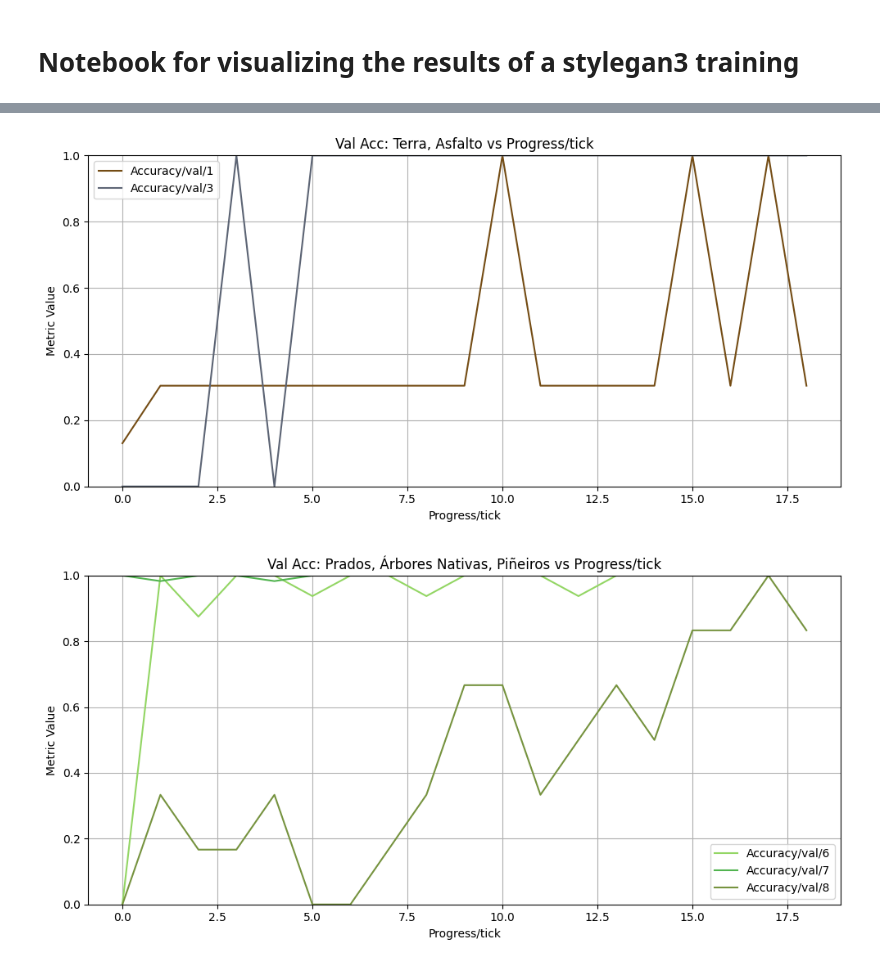
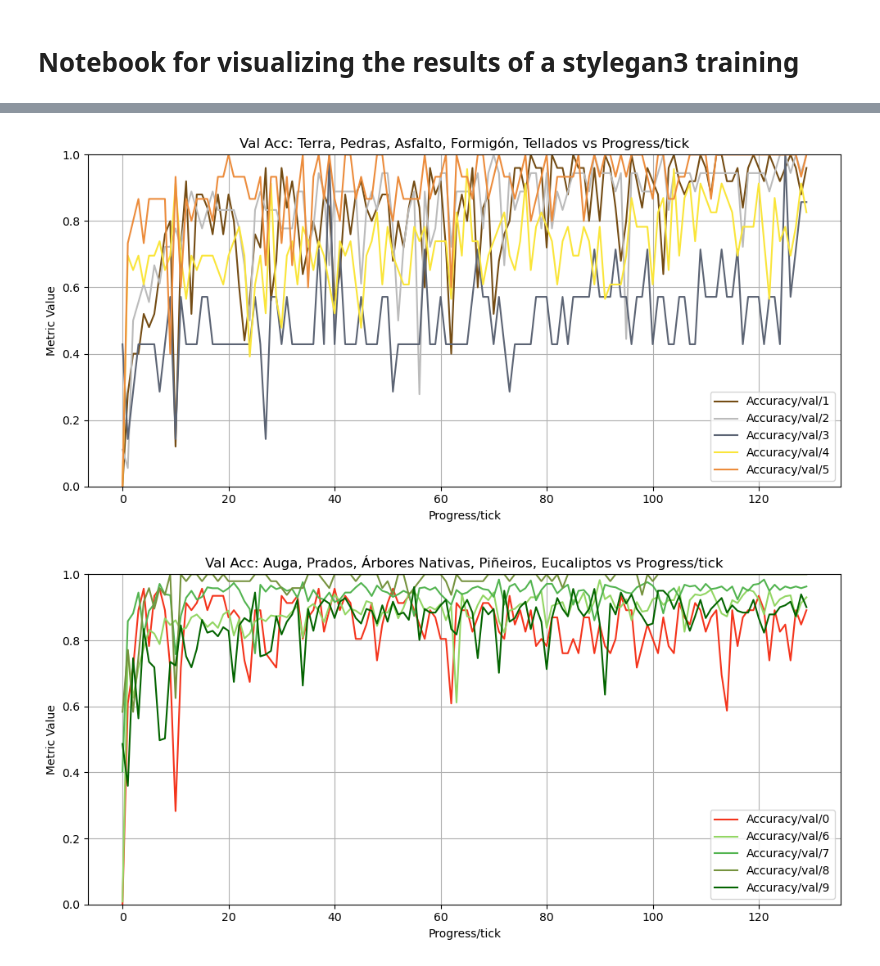
Before and after one commit to antongomez/Conditional-StyleGAN3, a Jupyter notebook: visualize.ipynb, the cells around one changed output, grey strips where cells are left out. Cells and saved outputs as stored; diff of their text form; code cells hidden in the pictures.

```diff
--- a/visualize.ipynb
+++ b/visualize.ipynb
@@ -3,13 +3,17 @@
 # %%
 import os
 
-dataset_name = f"ulla"
+dataset_name = f"oitaven"
+
+experiment_number = 0
 seed = 42
+gpus = 2
+batch = 128
 
 dataset_file = dataset_name + "_train" + (f"_{seed}" if seed is not None else "")
 
 results_dir = f"training-runs/{dataset_file.upper()}"
-experiment_name = f"00002-stylegan3-t-{dataset_file}-gpus2-batch128-gamma0.125"
+experiment_name = f"000{experiment_number:0>2}-stylegan3-t-{dataset_file}-gpus{gpus}-batch{batch}-gamma0.125"
 
 file_name = "stats.jsonl"
 training_options_file_name = "training_options.json"
@@ -39,0 +57,5 @@ from visualization_utils import read_jsonl, extract_metrics, extract_classificat
+# %%
+adversarial_starting_tick = compute_adversarial_starting_tick(
+    os.path.join(results_dir, experiment_name, training_options_file_name)
+)
+print(f"Adversarial Starting Tick: {adversarial_starting_tick}")
@@ -147,31 +198,52 @@ plot_accuracies(
 # %%
-class_names_map = ["Auga", "Terra", "Pedras", "Asfalto", "Formigón", "Tellados", "Prados", "Árbores Nativas", "Piñeiros", "Eucaliptos"]
+class_names_map = [
+    "Auga",
+    "Terra",
+    "Pedras",
+    "Asfalto",
+    "Formigón",
+    "Tellados",
+    "Prados",
+    "Árbores Nativas",
+    "Piñeiros",
+    "Eucaliptos",
+]
 # %%
 minority_class_labels = [1, 2, 3, 4, 5]
 colors = [class_colors[c] for c in minority_class_labels]
 plot_metric(
     metrics,
     metrics=[f"Accuracy/val/{c}" for c in minority_class_labels],
     x_axis="Progress/tick",
     marker=None,
     ylim=(0, 1),
     colors=colors,
-    title="Val Acc: " + ", ".join(class_name for i, class_name in enumerate(class_names_map) if i in minority_class_labels and i in class_labels) + " vs Progress/tick"
+    title="Val Acc: "
+    + ", ".join(
+        class_name for i, class_name in enumerate(class_names_map) if i in minority_class_labels and i in class_labels
+    )
+    + " vs Progress/tick",
+    start_tick=adversarial_starting_tick,
 )
 mayority_class_labels = [0, 6, 7, 8, 9]
 colors = [class_colors[c] for c in mayority_class_labels]
 plot_metric(
     metrics,
     metrics=[f"Accuracy/val/{c}" for c in mayority_class_labels],
     x_axis="Progress/tick",
     marker=None,
     ylim=(0, 1),
     colors=colors,
-    title="Val Acc: " + ", ".join(class_name for i, class_name in enumerate(class_names_map) if i in mayority_class_labels and i in class_labels) + " vs Progress/tick"
+    title="Val Acc: "
+    + ", ".join(
+        class_name for i, class_name in enumerate(class_names_map) if i in mayority_class_labels and i in class_labels
+    )
+    + " vs Progress/tick",
+    start_tick=adversarial_starting_tick,
 )
 # %% [output]
-[figure, old version]
+[figure, new version]
-[figure, old version]
+[figure, new version]
 # %%
 total_tick = int(metrics["Progress/tick"][-1])
 total_kimg = float(metrics["Progress/kimg"][-1])
```
Also changed, not shown: parts of 14 cells of this notebook, 7 other files.
